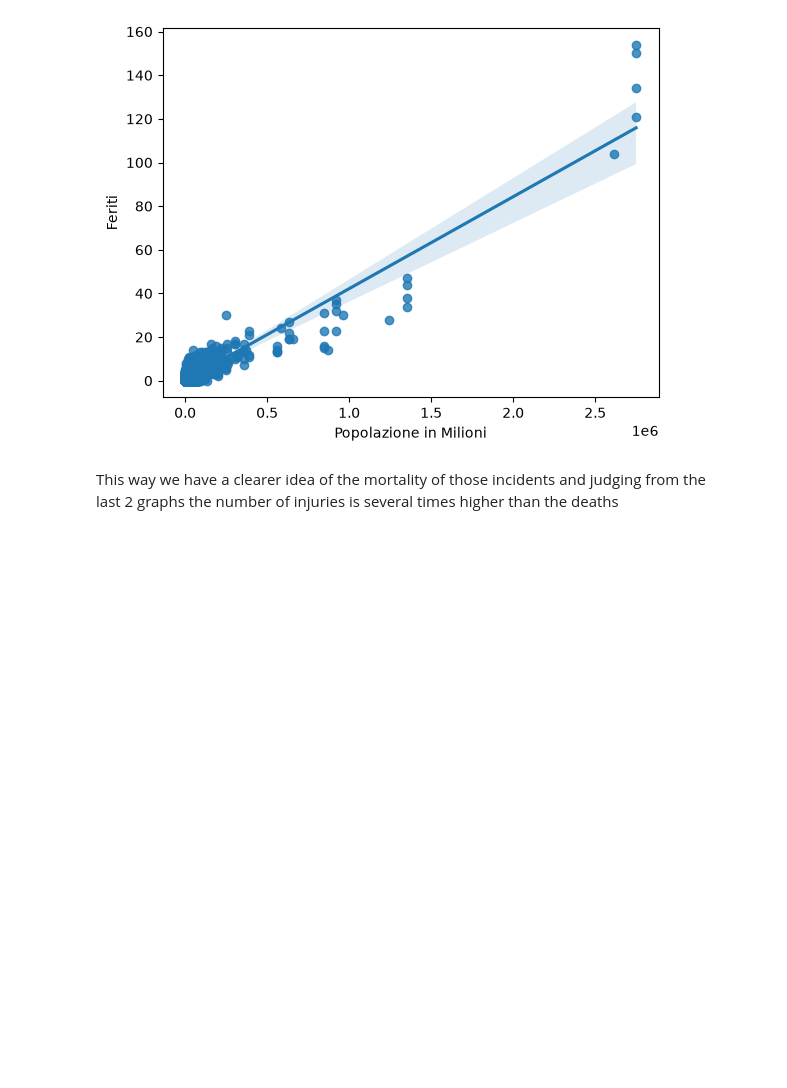
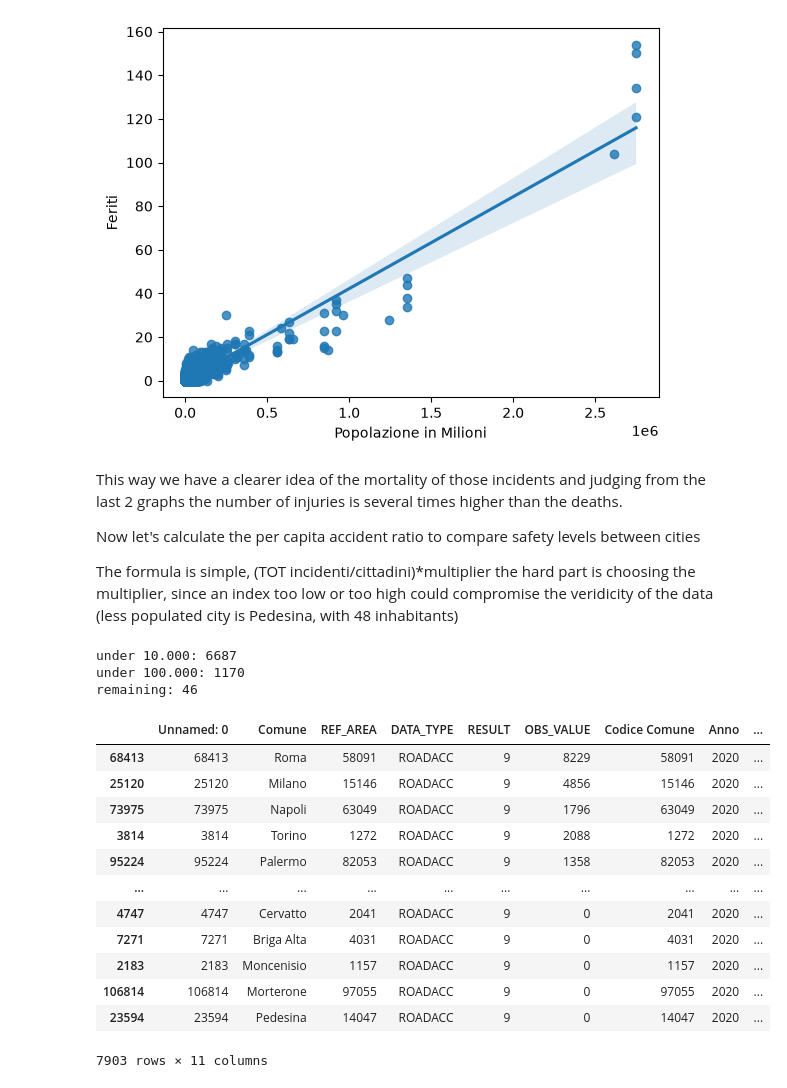
Before and after one commit to Frogghev/FinalAssignment_DataAnalyst, a Jupyter notebook: data_analysis.ipynb, the cells around one changed output. Drawn from its saved outputs; the diff is of its cells as text; code cells hidden in the pictures; blank space fills up the shorter version.

Commit message:
Added capita accident ratio

```diff
--- a/data_analysis.ipynb
+++ b/data_analysis.ipynb
@@ -141,4 +141,51 @@ plt.ylabel('Feriti')
 Text(0, 0.5, 'Feriti')
 [figure]
 # %% [markdown]
-This way we have a clearer idea of the mortality of those incidents and judging from the last 2 graphs the number of injuries is several times higher than the deaths
+This way we have a clearer idea of the mortality of those incidents and judging from the last 2 graphs the number of injuries is several times higher than the deaths.
+
+Now let's calculate the per capita accident ratio to compare safety levels between cities
+
+The formula is simple, (TOT incidenti/cittadini)*multiplier
+the hard part is choosing the multiplier, since an index too low or too high could compromise the veridicity of the data (less populated city is Pedesina, with 48 inhabitants)
+# %%
+under_10000 = 0
+under_100000 = 0
+remaining = 0
+
+for num in cities_with_most_incidents_2020['Popolazione legale']:
+    if num <=10000:
+        under_10000+=1
+    elif num <=100000:
+        under_100000+=1
+    else: remaining+=1
+
+print(f'under 10.000: {under_10000}')
+print(f'under 100.000: {under_100000}')
+print(f'remaining: {remaining}')
+# %% [output]
+under 10.000: 6687
+under 100.000: 1170
+remaining: 46
+# %%
+#TODO 1 - calculate the per capita accident ratio.  FORMULA: (TOT incidenti/cittadini)*100.000
+
+cities_with_most_incidents_2020['Per capita accident'] = cities_with_most_incidents_2020['OBS_VALUE']/cities_with_most_incidents_2020['Popolazione legale']
+
+
+
+cities_with_most_incidents_2020.sort_values(by=['Popolazione legale'], ascending=False)
+#TODO 2 - highest accidents rate density per square km. FORMULA: (TOT incidenti/km2)
+# %% [output]
+|  | Unnamed: 0 | Comune | REF_AREA | DATA_TYPE | RESULT | OBS_VALUE | Codice Comune | Anno | ... |
+| 68413 | 68413 | Roma | 58091 | ROADACC | 9 | 8229 | 58091 | 2020 | ... |
+| 25120 | 25120 | Milano | 15146 | ROADACC | 9 | 4856 | 15146 | 2020 | ... |
+| 73975 | 73975 | Napoli | 63049 | ROADACC | 9 | 1796 | 63049 | 2020 | ... |
+| 3814 | 3814 | Torino | 1272 | ROADACC | 9 | 2088 | 1272 | 2020 | ... |
+| 95224 | 95224 | Palermo | 82053 | ROADACC | 9 | 1358 | 82053 | 2020 | ... |
+| ... | ... | ... | ... | ... | ... | ... | ... | ... | ... |
+| 4747 | 4747 | Cervatto | 2041 | ROADACC | 9 | 0 | 2041 | 2020 | ... |
+| 7271 | 7271 | Briga Alta | 4031 | ROADACC | 9 | 0 | 4031 | 2020 | ... |
+| 2183 | 2183 | Moncenisio | 1157 | ROADACC | 9 | 0 | 1157 | 2020 | ... |
+| 106814 | 106814 | Morterone | 97055 | ROADACC | 9 | 0 | 97055 | 2020 | ... |
+| 23594 | 23594 | Pedesina | 14047 | ROADACC | 9 | 0 | 14047 | 2020 | ... |
+7903 rows × 11 columns
```
Also changed, not shown: 1 other file.
